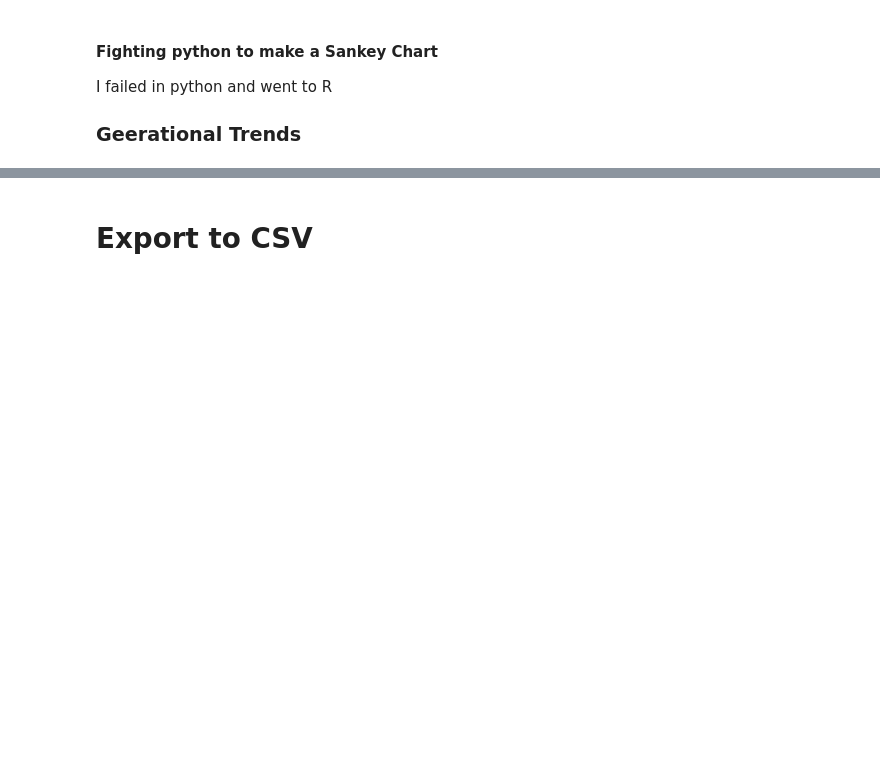
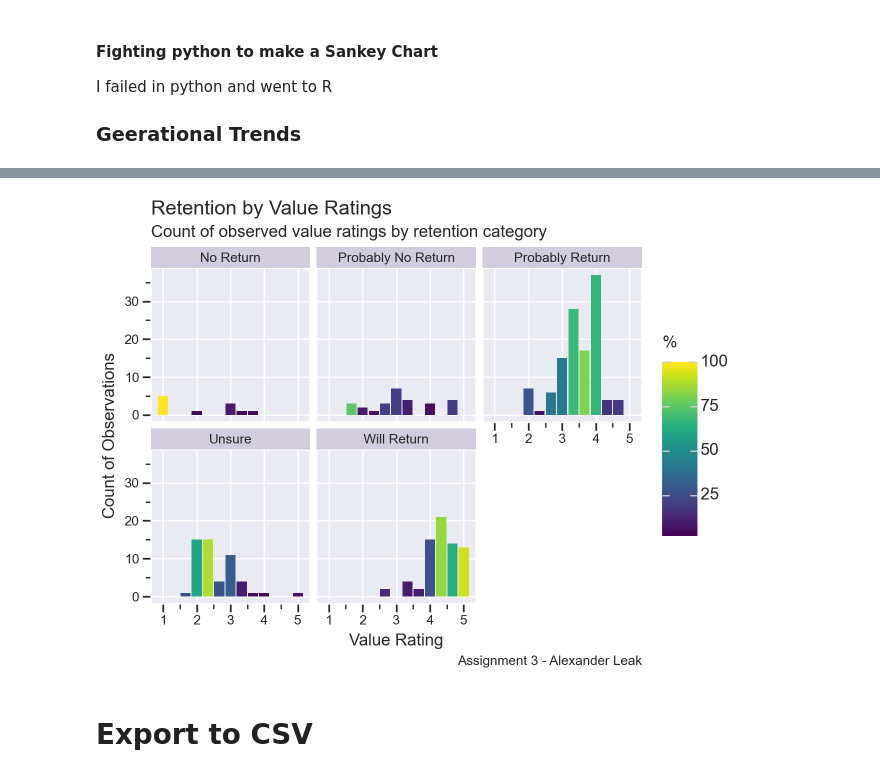
Before and after one commit to AlexTabble/Assignment-3, a Jupyter notebook: Assignment3_EDA.ipynb, the cells around one changed output, grey strips where cells are left out. Saved outputs shown, nothing was run; the diff lists cells and outputs as text; code cells hidden in the pictures; blank space fills up the shorter version.

```diff
--- a/Assignment3_EDA.ipynb
+++ b/Assignment3_EDA.ipynb
@@ -461,3 +549,29 @@ df_gen
+# %%
+df_value = df_reduced.groupby(by=['Value Rating','Retention']).size().reset_index(name='count')
+
+df_value['%'] = 100*df_value['count']/df_value.groupby('Value Rating')['count'].transform('sum')
+
+df_value
+
+(
+    p9.ggplot(df_value,p9.aes(x='Value Rating',y='count',fill='%'))+
+    p9.geom_col(stat='identity')+
+    p9.facet_wrap('~Retention')+
+    p9.labs(
+        title='Retention by Value Ratings',
+        subtitle='Count of observed value ratings by retention category',
+        x = 'Value Rating',
+        y = 'Count of Observations',
+        caption = 'Assignment 3 - Alexander Leak'
+    )+
+    p9.theme(
+        plot_title=p9.element_text(ha='center'),
+        plot_subtitle=p9.element_text(ha='center')
+    )+
+    p9.theme_seaborn()
+)
+# %% [output]
+[figure, added]
 # %% [markdown]
 # Export to CSV
 # %%
```
Also changed, not shown: parts of 6 cells of this notebook, 5 other files.
